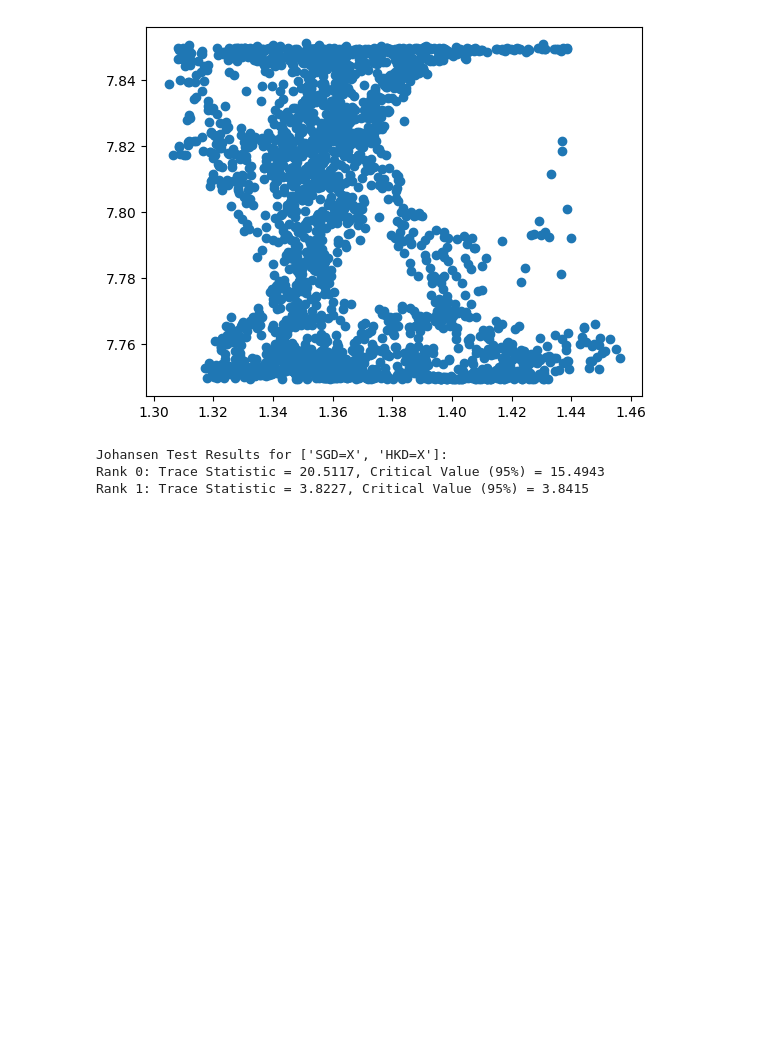
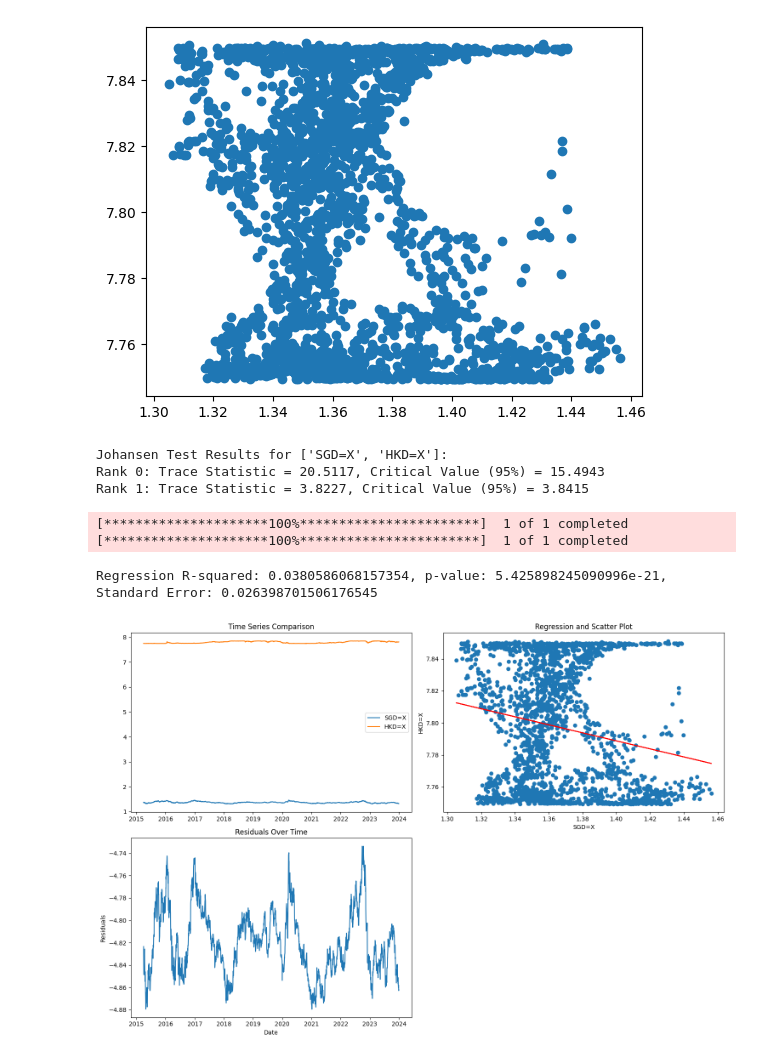
Before and after one commit to BienBienBuen/Quant-project, a Jupyter notebook: notes.ipynb, the cells around one changed output. Drawn from its saved outputs; the diff is of its cells as text; code cells hidden in the pictures; blank space fills up the shorter version.

```diff
--- a/notes.ipynb
+++ b/notes.ipynb
@@ -220,3 +278,81 @@ if __name__ == "__main__":
 Johansen Test Results for ['SGD=X', 'HKD=X']:
 Rank 0: Trace Statistic = 20.5117, Critical Value (95%) = 15.4943
 Rank 1: Trace Statistic = 3.8227, Critical Value (95%) = 3.8415
+# %%
+import yfinance as yf
+import datetime
+import matplotlib.pyplot as plt
+import pandas as pd
+from scipy.stats import linregress
+from statsmodels.tsa.stattools import adfuller
+
+def download_data(stock, start, end):
+    try:
+        ticker = yf.download(stock, start, end)
+        return pd.DataFrame({'price': ticker['Adj Close']})
+    except Exception as e:
+        print(f"Error downloading {stock}: {e}")
+        return pd.DataFrame()
+
+def perform_regression(data1, data2):
+    slope, intercept, r_value, p_value, std_err = linregress(data1.values[:, 0], data2.values[:, 0])
+    residuals = data1 - slope * data2 - intercept
+    return residuals, slope, intercept, r_value, p_value, std_err
+
+def test_stationarity(data):
+    result = adfuller(data['price'])
+    print('ADF Statistic: %f' % result[0])
+    print('p-value: %f' % result[1])
+    print('Critical Values:')
+    for key, value in result[4].items():
+        print('\t%s: %.3f' % (key, value))
+
+def create_dashboard(data1, data2, residuals, slope, intercept, label1, label2):
+    plt.figure(figsize=(15, 10))
+
+    # Time Series Plot
+    plt.subplot(2, 2, 1)
+    plt.plot(data1, label=label1)
+    plt.plot(data2, label=label2)
+    plt.title('Time Series Comparison')
+    plt.legend()
+
+    # Scatter Plot with Regression Line
+    plt.subplot(2, 2, 2)
+    plt.scatter(data1.values, data2.values)
+    plt.plot(data1, slope * data1 + intercept, color='red')  # regression line
+    plt.xlabel(label1)
+    plt.ylabel(label2)
+    plt.title('Regression and Scatter Plot')
+
+    # Residuals Plot
+    plt.subplot(2, 2, 3)
+    plt.plot(residuals)
+    plt.title('Residuals Over Time')
+    plt.xlabel('Date')
+    plt.ylabel('Residuals')
+
+    plt.tight_layout()
+    plt.show()
+
+if __name__ == '__main__':
+    start_date = datetime.datetime(2015, 4, 1)
+    end_date = datetime.datetime(2023, 12, 31)
+
+    stock1 = 'SGD=X'
+    stock2 = 'HKD=X'
+
+    data1 = download_data(stock1, start_date, end_date)
+    data2 = download_data(stock2, start_date, end_date)
+
+    if not data1.empty and not data2.empty:
+        residuals, slope, intercept, r_value, p_value, std_err = perform_regression(data1, data2)
+        print(f"Regression R-squared: {r_value**2}, p-value: {p_value}, Standard Error: {std_err}")
+
+        create_dashboard(data1['price'], data2['price'], residuals, slope, intercept, stock1, stock2)
+        test_stationarity(residuals)
+# %% [output]
+[*********************100%***********************]  1 of 1 completed
+[*********************100%***********************]  1 of 1 completed
+Regression R-squared: 0.0380586068157354, p-value: 5.425898245090996e-21, Standard Error: 0.026398701506176545
+[figure, added]
```
Also changed, not shown: parts of 3 cells of this notebook.
